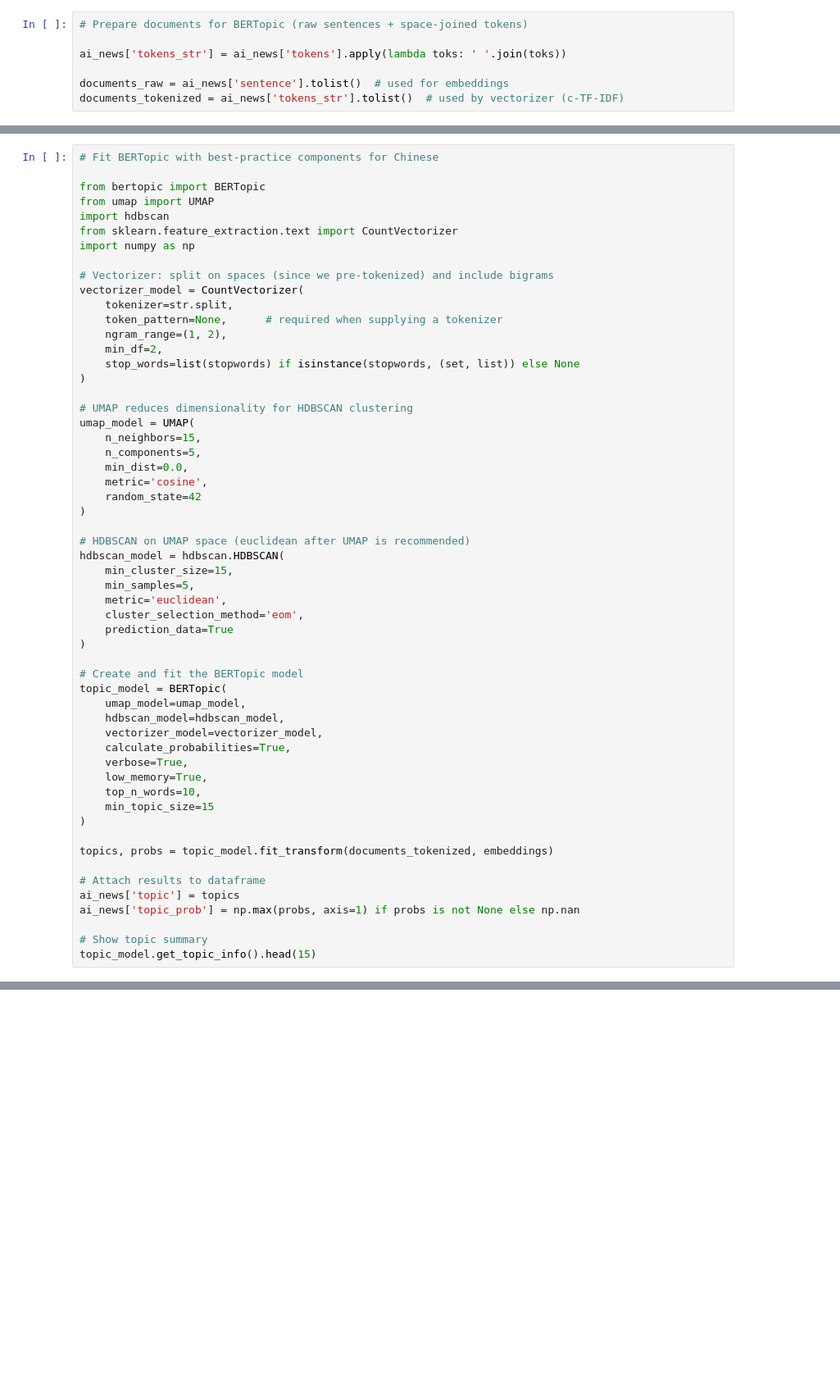
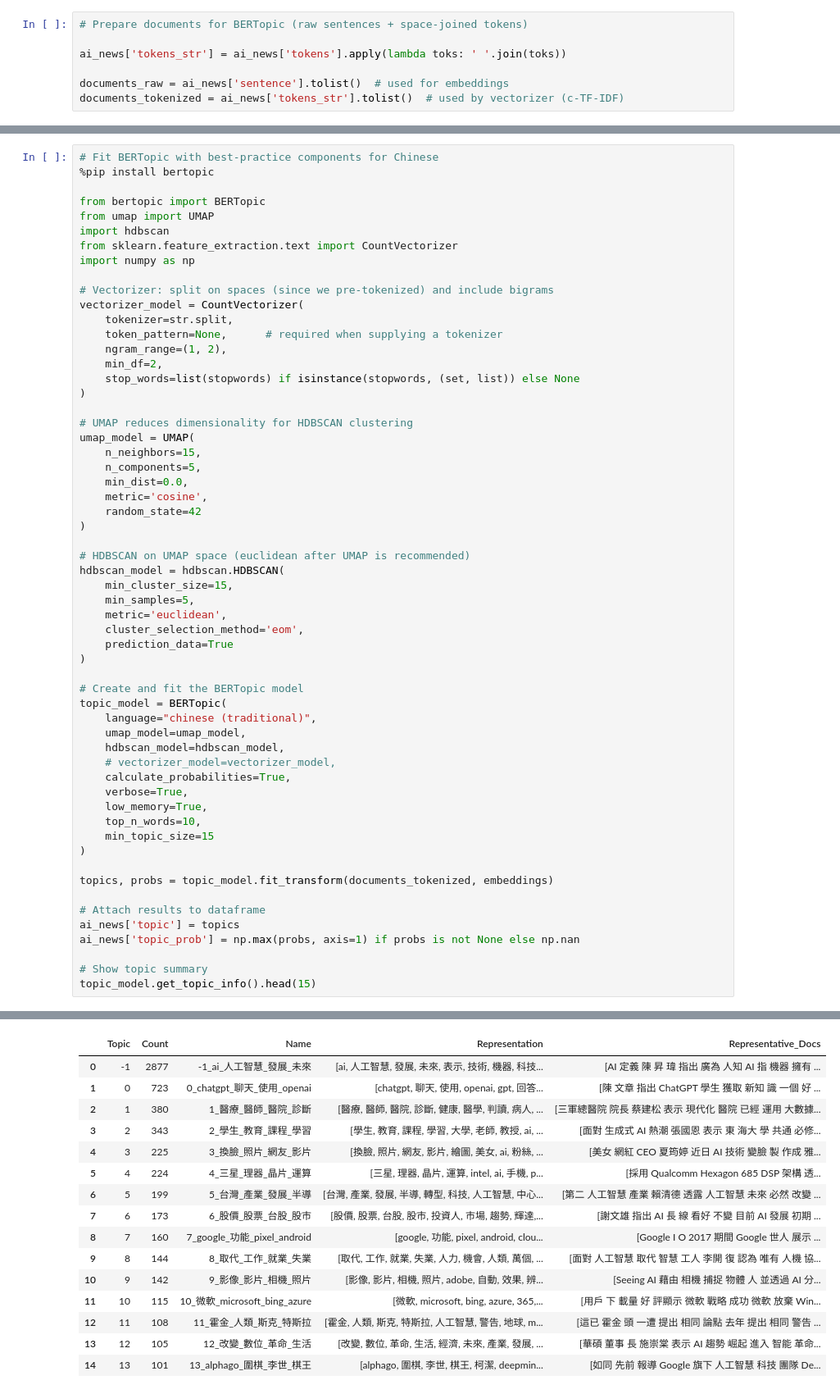
Before and after one commit to jirlong/PSS1141, a Jupyter notebook: ai_news_bertopic.ipynb, the cells around one changed output, grey strips where cells are left out. Shown at 82% size. Cells and saved outputs as stored; diff of their text form; blank space fills up the shorter version.

```diff
--- a/ai_news_bertopic.ipynb
+++ b/ai_news_bertopic.ipynb
@@ -147,5 +194,6 @@ plt.show()
 # %%
 # Fit BERTopic with best-practice components for Chinese
+%pip install bertopic
 
 from bertopic import BERTopic
 from umap import UMAP
@@ -182,9 +230,10 @@ hdbscan_model = hdbscan.HDBSCAN(
 
 # Create and fit the BERTopic model
 topic_model = BERTopic(
+    language="chinese (traditional)",
     umap_model=umap_model,
     hdbscan_model=hdbscan_model,
-    vectorizer_model=vectorizer_model,
+    # vectorizer_model=vectorizer_model,
     calculate_probabilities=True,
     verbose=True,
     low_memory=True,
@@ -200,3 +249,4 @@ ai_news['topic_prob'] = np.max(probs, axis=1) if probs is not None else np.nan
 
 # Show topic summary
 topic_model.get_topic_info().head(15)
+# %% [output]
@@ -203,3 +281,19 @@ topic_model.get_topic_info().head(15)
+|  | Topic | Count | Name | Representation | Representative_Docs |
+| 0 | -1 | 2877 | -1_ai_人工智慧_發展_未來 | [ai, 人工智慧, 發展, 未來, 表示, 技術, 機器, 科技... | [AI 定義 陳 昇 瑋 指出 廣為 人知 AI 指 機器 擁有 ... |
+| 1 | 0 | 723 | 0_chatgpt_聊天_使用_openai | [chatgpt, 聊天, 使用, openai, gpt, 回答... | [陳 文章 指出 ChatGPT 學生 獲取 新知 識 一個 好 ... |
+| 2 | 1 | 380 | 1_醫療_醫師_醫院_診斷 | [醫療, 醫師, 醫院, 診斷, 健康, 醫學, 判讀, 病人, ... | [三軍總醫院 院長 蔡建松 表示 現代化 醫院 已經 運用 大數據... |
+| 3 | 2 | 343 | 2_學生_教育_課程_學習 | [學生, 教育, 課程, 學習, 大學, 老師, 教授, ai, ... | [面對 生成式 AI 熱潮 張國恩 表示 東 海大 學 共通 必修... |
+| 4 | 3 | 225 | 3_換臉_照片_網友_影片 | [換臉, 照片, 網友, 影片, 繪圖, 美女, ai, 粉絲, ... | [美女 網紅 CEO 夏筠婷 近日 AI 技術 變臉 製 作成 雅... |
+| 5 | 4 | 224 | 4_三星_理器_晶片_運算 | [三星, 理器, 晶片, 運算, intel, ai, 手機, p... | [採用 Qualcomm Hexagon 685 DSP 架構 透... |
+| 6 | 5 | 199 | 5_台灣_產業_發展_半導 | [台灣, 產業, 發展, 半導, 轉型, 科技, 人工智慧, 中心... | [第二 人工智慧 產業 賴清德 透露 人工智慧 未來 必然 改變 ... |
+| 7 | 6 | 173 | 6_股價_股票_台股_股市 | [股價, 股票, 台股, 股市, 投資人, 市場, 趨勢, 輝達,... | [謝文雄 指出 AI 長 線 看好 不變 目前 AI 發展 初期 ... |
+| 8 | 7 | 160 | 7_google_功能_pixel_android | [google, 功能, pixel, android, clou... | [Google I O 2017 期間 Google 世人 展示 ... |
+| 9 | 8 | 144 | 8_取代_工作_就業_失業 | [取代, 工作, 就業, 失業, 人力, 機會, 人類, 萬個, ... | [面對 人工智慧 取代 智慧 工人 李開 復 認為 唯有 人機 協... |
+| 10 | 9 | 142 | 9_影像_影片_相機_照片 | [影像, 影片, 相機, 照片, adobe, 自動, 效果, 辨... | [Seeing AI 藉由 相機 捕捉 物體 人 並透過 AI 分... |
+| 11 | 10 | 115 | 10_微軟_microsoft_bing_azure | [微軟, microsoft, bing, azure, 365,... | [用戶 下 載量 好 評顯示 微軟 戰略 成功 微軟 放棄 Win... |
+| 12 | 11 | 108 | 11_霍金_人類_斯克_特斯拉 | [霍金, 人類, 斯克, 特斯拉, 人工智慧, 警告, 地球, m... | [這已 霍金 頭 一遭 提出 相同 論點 去年 提出 相同 警告 ... |
+| 13 | 12 | 105 | 12_改變_數位_革命_生活 | [改變, 數位, 革命, 生活, 經濟, 未來, 產業, 發展, ... | [華碩 董事 長 施崇棠 表示 AI 趨勢 崛起 進入 智能 革命... |
+| 14 | 13 | 101 | 13_alphago_圍棋_李世_棋王 | [alphago, 圍棋, 李世, 棋王, 柯潔, deepmin... | [如同 先前 報導 Google 旗下 人工智慧 科技 團隊 De... |
 # %%
 # Interactive visualizations (Plotly)
 
```
Also changed, not shown: parts of 13 cells of this notebook, 27 other files.
